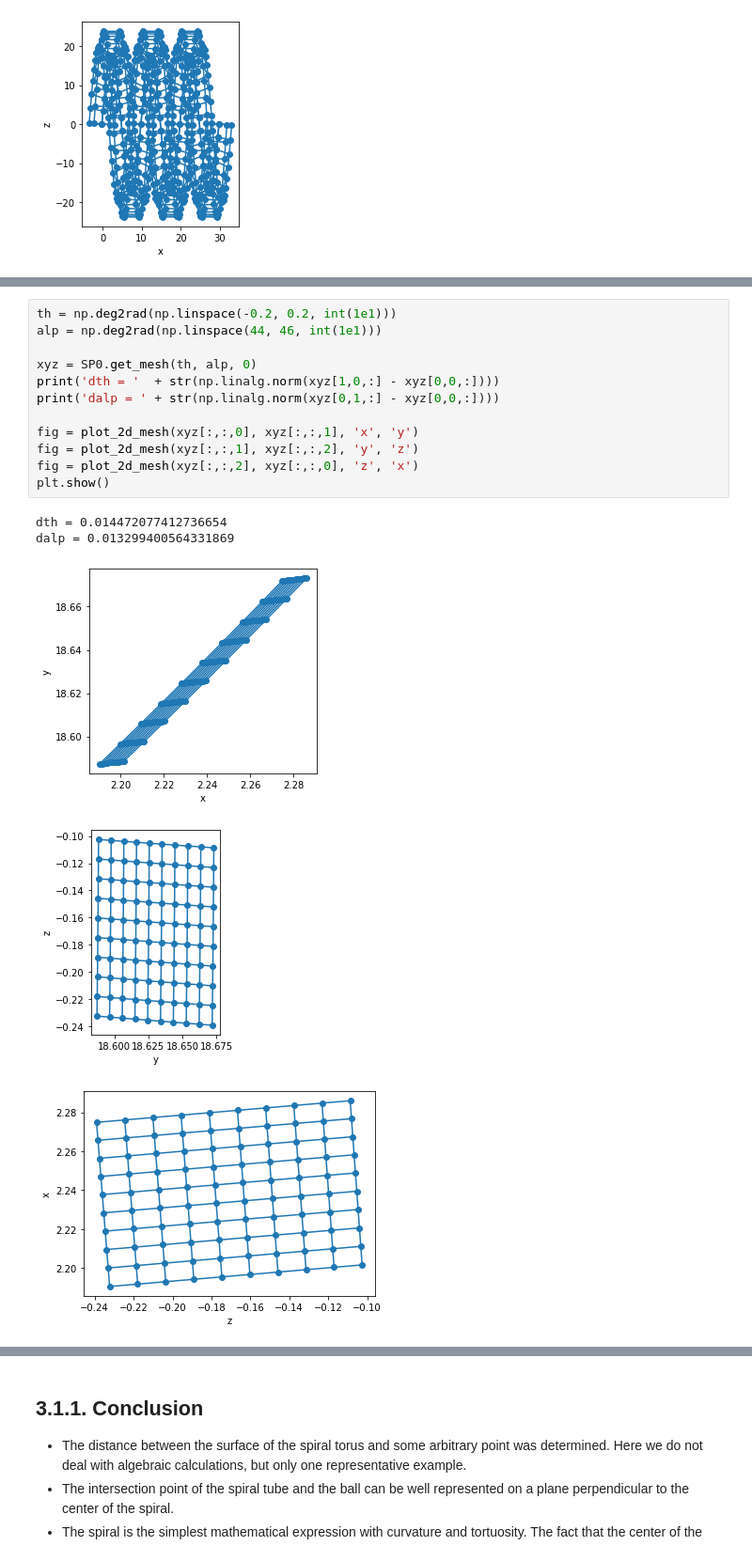
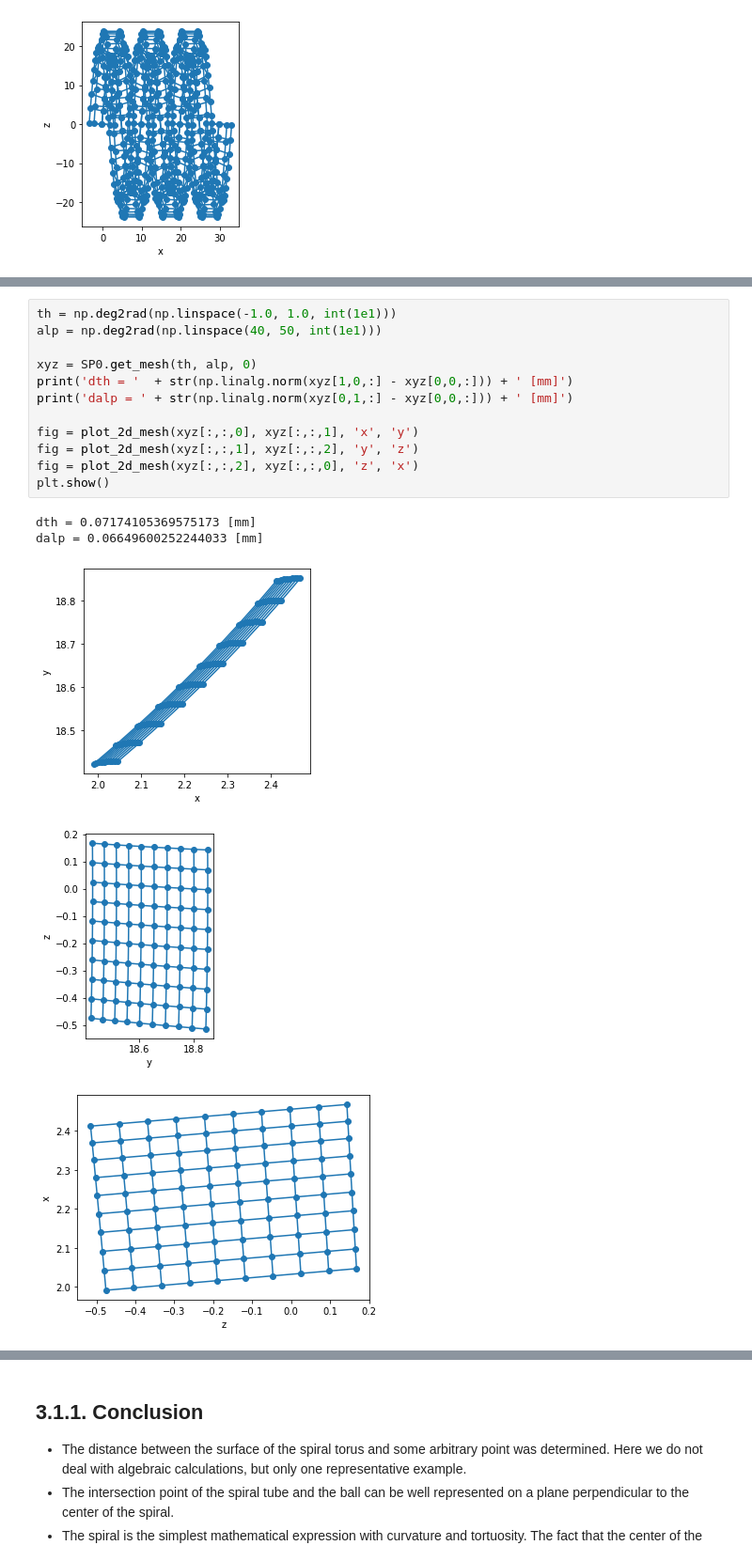
Before and after one commit to CurryMultiSci/Ballscrew-ElasticShaft-withCoulomb, a Jupyter notebook: _3_Friction_between_ball_and_spiral/_3_1_Contact_with_Spiral_Torus/index.ipynb, the cells around one changed output, grey strips where cells are left out. Shown at 94% size. Saved outputs shown, nothing was run; the diff lists cells and outputs as text.

```diff
--- a/_3_Friction_between_ball_and_spiral/_3_1_Contact_with_Spiral_Torus/index.ipynb
+++ b/_3_Friction_between_ball_and_spiral/_3_1_Contact_with_Spiral_Torus/index.ipynb
@@ -69,21 +72,21 @@ Assume the surface of a ball screw and create a mesh at a contact angle of 45 de
 
 ![Asset3](Asset3.svg)
 # %%
-th = np.deg2rad(np.linspace(-0.2, 0.2, int(1e1)))
-alp = np.deg2rad(np.linspace(44, 46, int(1e1)))
+th = np.deg2rad(np.linspace(-1.0, 1.0, int(1e1)))
+alp = np.deg2rad(np.linspace(40, 50, int(1e1)))
 
 xyz = SP0.get_mesh(th, alp, 0)
-print('dth = '  + str(np.linalg.norm(xyz[1,0,:] - xyz[0,0,:])))
-print('dalp = ' + str(np.linalg.norm(xyz[0,1,:] - xyz[0,0,:])))
+print('dth = '  + str(np.linalg.norm(xyz[1,0,:] - xyz[0,0,:])) + ' [mm]')
+print('dalp = ' + str(np.linalg.norm(xyz[0,1,:] - xyz[0,0,:])) + ' [mm]')
 
 fig = plot_2d_mesh(xyz[:,:,0], xyz[:,:,1], 'x', 'y')
 fig = plot_2d_mesh(xyz[:,:,1], xyz[:,:,2], 'y', 'z')
 fig = plot_2d_mesh(xyz[:,:,2], xyz[:,:,0], 'z', 'x')
 plt.show()
 # %% [output]
-dth = 0.014472077412736654
-dalp = 0.013299400564331869
+dth = 0.07174105369575173 [mm]
+dalp = 0.06649600252244033 [mm]
-[figure, old version]
+[figure, new version]
-[figure, old version]
+[figure, new version]
-[figure, old version]
+[figure, new version]
 # %%
```
Also changed, not shown: parts of 5 cells of this notebook, 3 other files.
